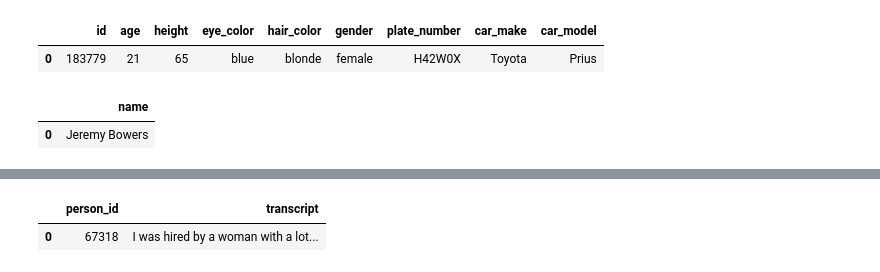
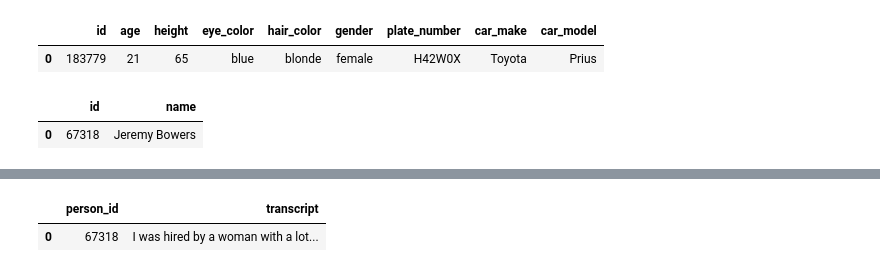
Before and after one commit to jonatan-luzon/TC_02_Sprint_06_SQL, a Jupyter notebook: Parte_I_SQL_Game.ipynb, the cells around one changed output, grey strips where cells are left out. Drawn from its saved outputs; the diff is of its cells as text; code cells hidden in the pictures.

```diff
--- a/Parte_I_SQL_Game.ipynb
+++ b/Parte_I_SQL_Game.ipynb
@@ -202,17 +202,17 @@ sql_query(query)
 | 0 | 183779 | 21 | 65 | blue | blonde | female | H42W0X | Toyota | Prius |
 # %%
 query='''
-    SELECT p.name
+    SELECT p.id, p.name
     FROM get_fit_now_check_in AS ch
         JOIN get_fit_now_member AS m ON ch.membership_id = m.id
         JOIN person AS p ON m.person_id = p.id
         JOIN drivers_license AS dl ON p.license_id = dl.id
     WHERE m.id LIKE '48Z%' AND m.membership_status = 'gold' and dl.plate_number LIKE '%H42W%'
 '''
 sql_query(query)
 # %% [output]
-|  | name |
-| 0 | Jeremy Bowers |
+|  | id | name |
+| 0 | 67318 | Jeremy Bowers |
 # %% [markdown]
 ![Solución 1](data/Solucion1.png)
 # %%
```
